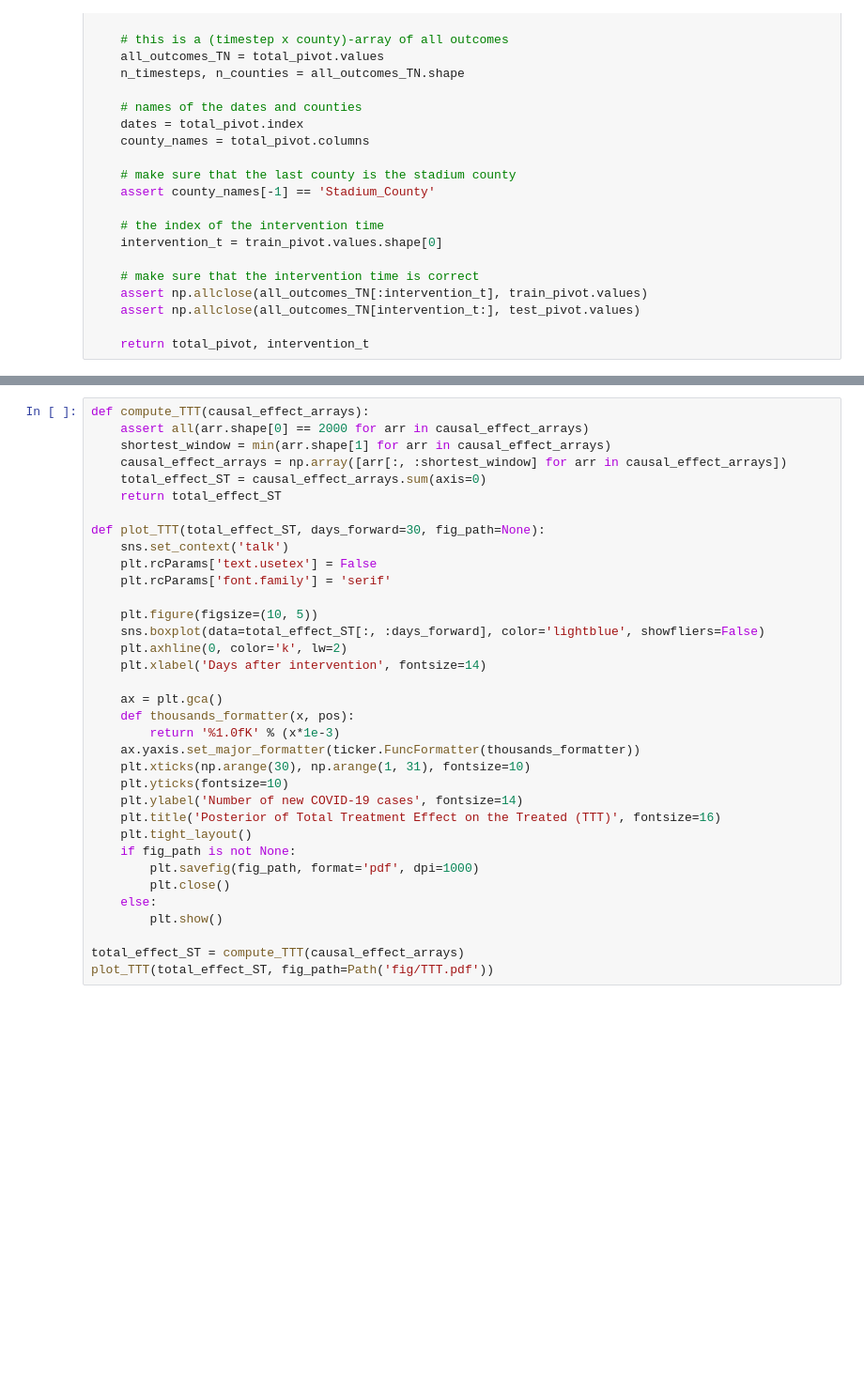
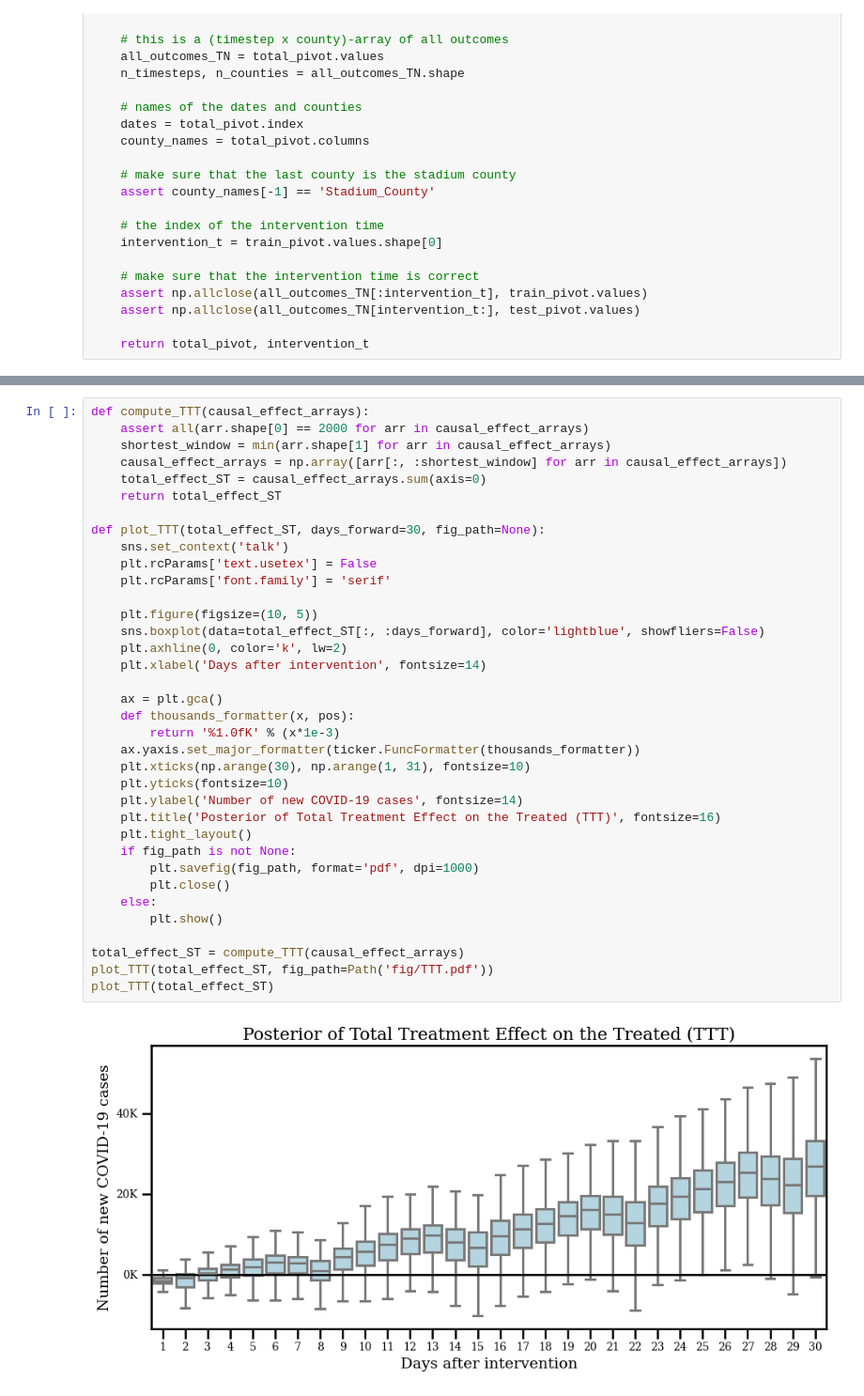
Before and after one commit to Joshuashou/Synthetic-Control-Paper-Model, a Jupyter notebook: calculate_ATT.ipynb, the cells around one changed output, grey strips where cells are left out. Shown: that part at 94% size. Saved outputs shown, nothing was run; the diff lists cells and outputs as text; blank space fills up the shorter version.

```diff
--- a/calculate_ATT.ipynb
+++ b/calculate_ATT.ipynb
@@ -130,30 +145,33 @@ def compute_TTT(causal_effect_arrays):
     total_effect_ST = causal_effect_arrays.sum(axis=0)
     return total_effect_ST
 
 def plot_TTT(total_effect_ST, days_forward=30, fig_path=None):
     sns.set_context('talk')
     plt.rcParams['text.usetex'] = False
     plt.rcParams['font.family'] = 'serif'
 
     plt.figure(figsize=(10, 5))
     sns.boxplot(data=total_effect_ST[:, :days_forward], color='lightblue', showfliers=False)
     plt.axhline(0, color='k', lw=2)
     plt.xlabel('Days after intervention', fontsize=14)
 
     ax = plt.gca()
     def thousands_formatter(x, pos):
         return '%1.0fK' % (x*1e-3)
     ax.yaxis.set_major_formatter(ticker.FuncFormatter(thousands_formatter))
     plt.xticks(np.arange(30), np.arange(1, 31), fontsize=10)
     plt.yticks(fontsize=10)
     plt.ylabel('Number of new COVID-19 cases', fontsize=14)
     plt.title('Posterior of Total Treatment Effect on the Treated (TTT)', fontsize=16)
     plt.tight_layout()
     if fig_path is not None:
         plt.savefig(fig_path, format='pdf', dpi=1000)
         plt.close()
     else:
         plt.show()
 
 total_effect_ST = compute_TTT(causal_effect_arrays)
 plot_TTT(total_effect_ST, fig_path=Path('fig/TTT.pdf'))
+plot_TTT(total_effect_ST)
+# %% [output]
+[figure, added]
```
Also changed, not shown: parts of 1 cell of this notebook, 1 other file.
